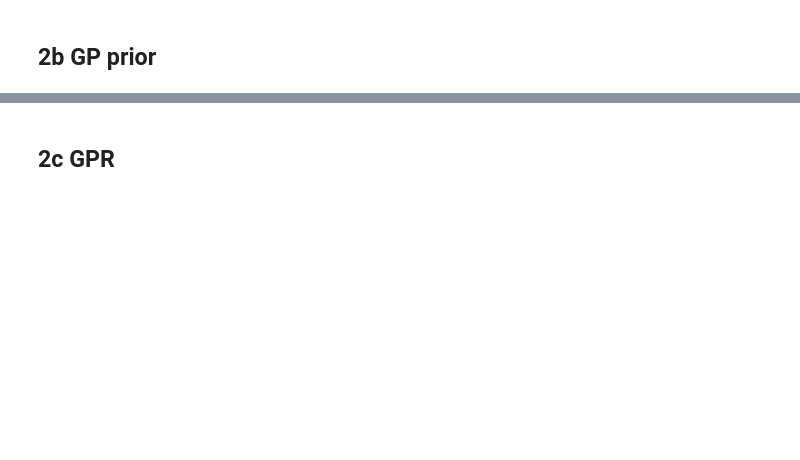
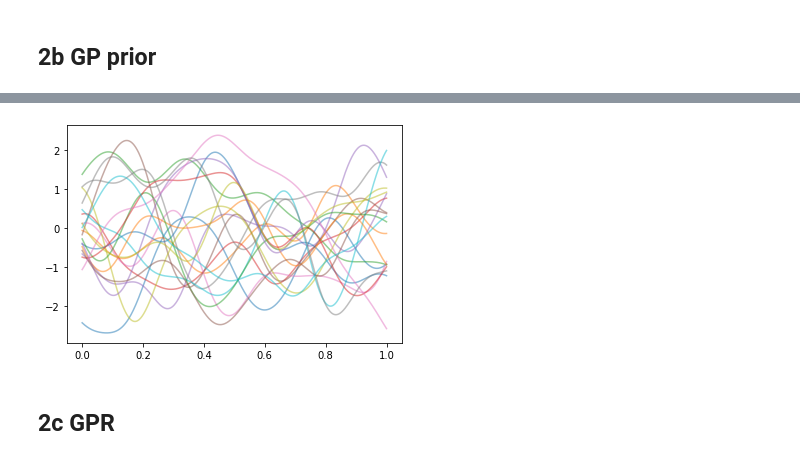
Before and after one commit to timurcarstensen/ie-678-deep-learning, a Jupyter notebook: dl22-a03/a03.ipynb, the cells around one changed output, grey strips where cells are left out. Drawn from its saved outputs; the diff is of its cells as text; code cells hidden in the pictures; blank space fills up the shorter version.

```diff
--- a/dl22-a03/a03.ipynb
+++ b/dl22-a03/a03.ipynb
@@ -180,3 +256,9 @@ plot_gp_samples(gp, 100)
+# %%
+# like SE kernel
+gp_rbf = GaussianProcessRegressor(kernel=Matern(length_scale=0.1, nu=np.inf))
+plot_gp_samples(gp=gp_rbf, n=20)
+# %% [output]
+[figure, added]
 # %% [markdown]
 ## 2c GPR
 # %%
```
Also changed, not shown: parts of 18 cells of this notebook.
